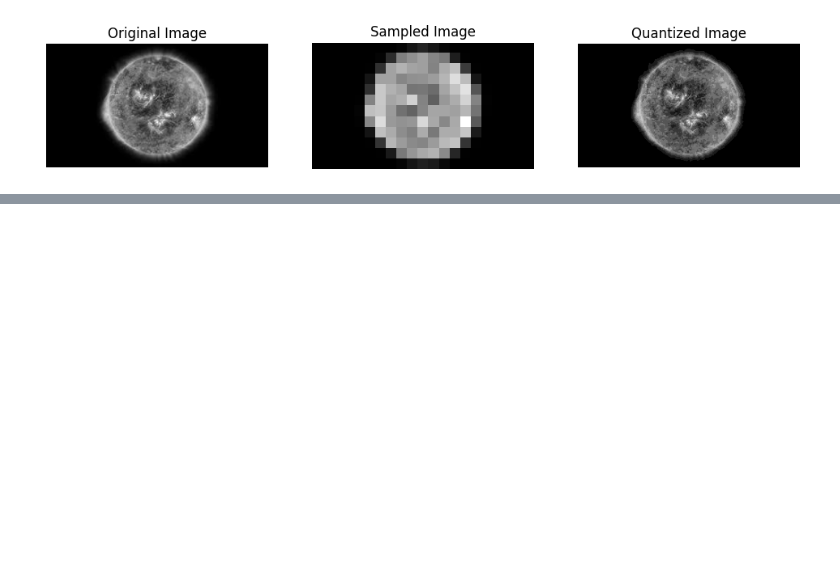
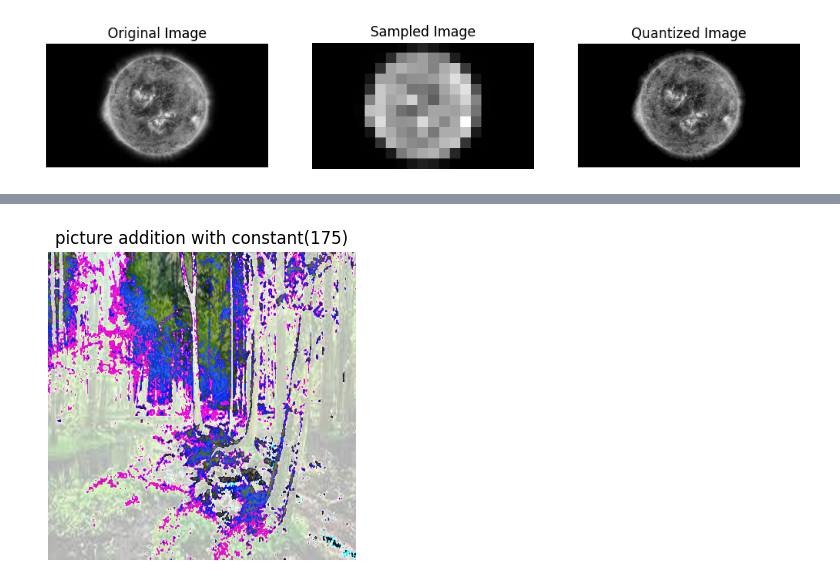
Before and after one commit to md3-ctrl/image__process, a Jupyter notebook: lab2/lab2.ipynb, the cells around one changed output, grey strips where cells are left out. Cells and saved outputs as stored; diff of their text form; code cells hidden in the pictures; blank space fills up the shorter version.

```diff
--- a/lab2/lab2.ipynb
+++ b/lab2/lab2.ipynb
@@ -72,0 +99,7 @@ resultImage2.show()
+# %%
+#task2.2
+additionWithConstant=im1array+175
+resultImage=Image.fromarray(additionWithConstant)
+plt_image(additionWithConstant,title="picture addition with constant(175)")
+# %% [output]
+[figure, added]
```
Also changed, not shown: parts of 6 cells of this notebook.
